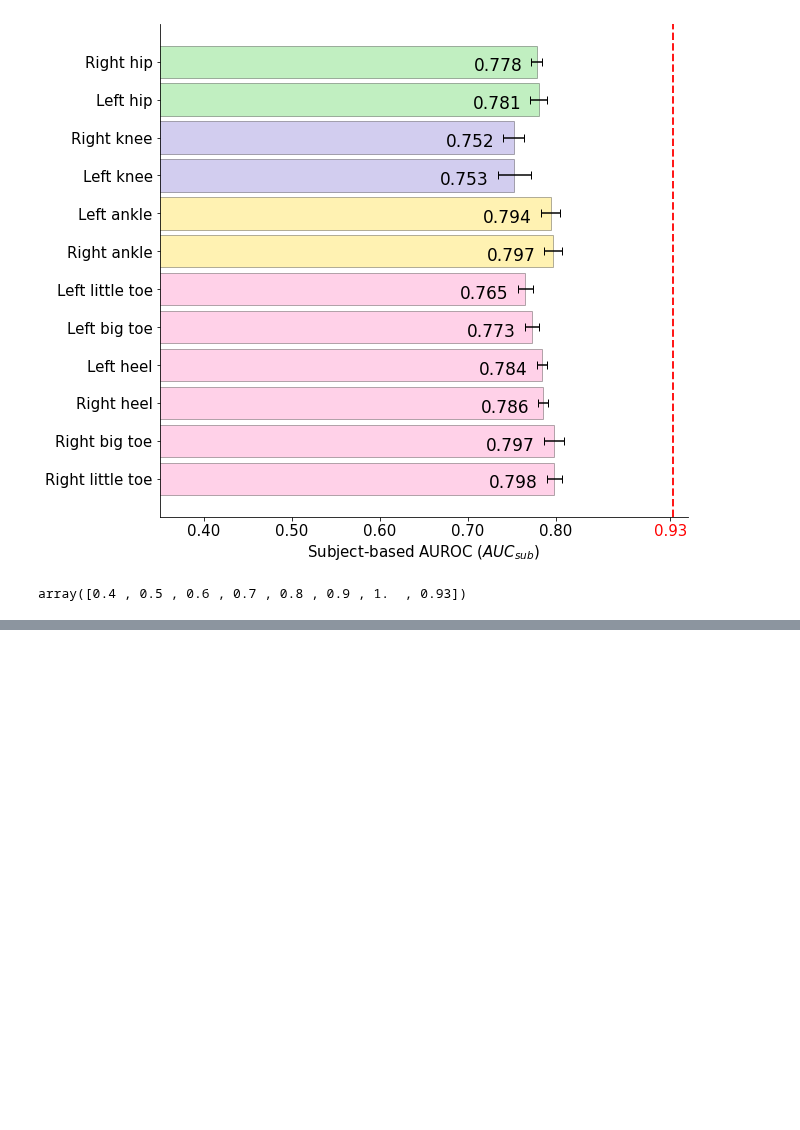
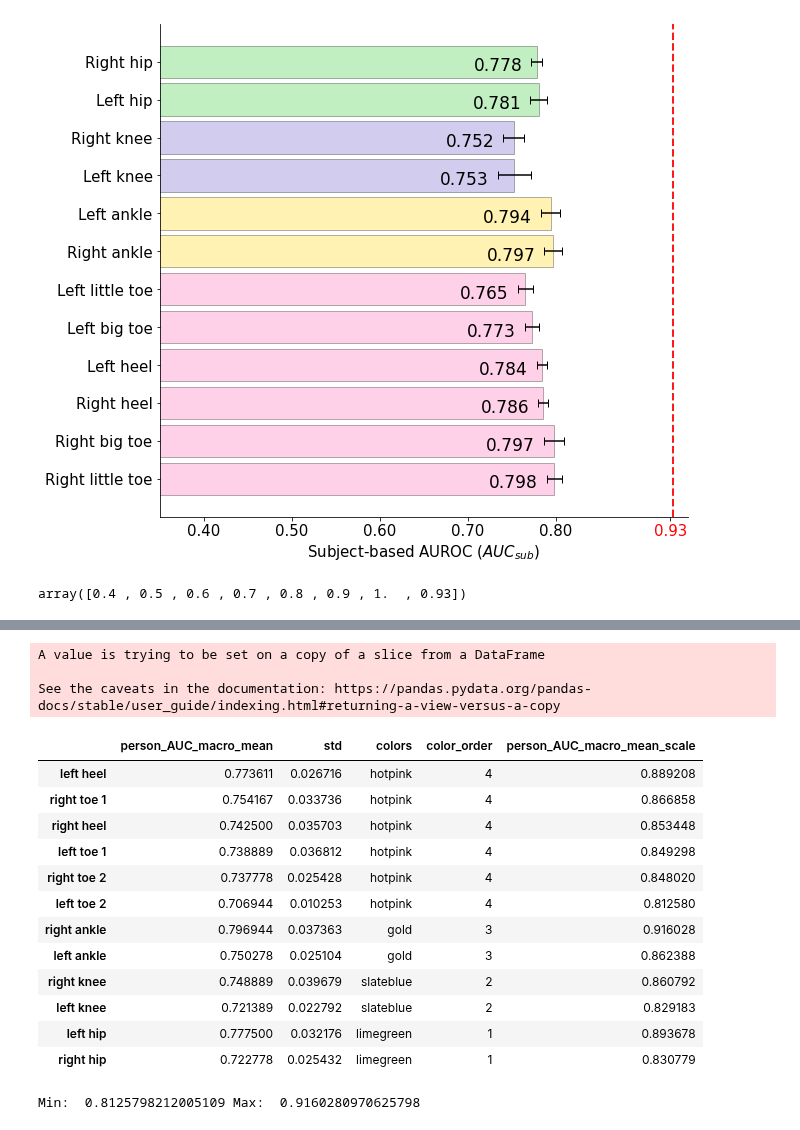
Before and after one commit to kaurrachneet6/Vision-Based-Gait-Analysis-Framework-for-Predicting-Multiple-Sclerosis, a Jupyter notebook: Discussion analysis/PermutationImportanceVizualizations.ipynb, the cells around one changed output, grey strips where cells are left out. Saved outputs shown, nothing was run; the diff lists cells and outputs as text; code cells hidden in the pictures; blank space fills up the shorter version.

```diff
--- a/Discussion analysis/PermutationImportanceVizualizations.ipynb
+++ b/Discussion analysis/PermutationImportanceVizualizations.ipynb
@@ -1033,0 +1081,27 @@ array([0.4 , 0.5 , 0.6 , 0.7 , 0.8 , 0.9 , 1.  , 0.93])
+# %%
+#W, WT, Cross
+#Choosing the metric of interest to show results for in task gen
+metric = "person_AUC_macro_mean"
+#Display name on the plots for the Task gen metric of interest
+metric_display_name = 'Subject-based AUROC (' + r'$AUC_{sub}$' + ')'
+# %%
+#W, WT, Cross
+#Adding different colors in FI plot for different feature types
+#Hip features - yellow, Knee- blue, Ankle - green, Feet (Left/right-side Big/little toes and heel) - red
+
+#Initial order for the features
+ordered_features = ['right hip', 'left hip', 'right knee', 'left knee', 'right ankle', 'left ankle', 'right toe 1', 'left toe 1', \
+                   'right toe 2', 'left toe 2', 'right heel', 'left heel']
+
+#Colors for each group (spatial/temporal/kinetic/spatiotemporal)
+colors = ['limegreen', 'limegreen']+ 2*['slateblue']+2*['gold'] + 6*['hotpink']
+
+#To make sure temporal-spatial-spatiotemporal-kinetic feature order is preserved (which is used in the paper)
+color_order = [1]*2 + 2*[2] + 2*[3] + 6*[4]
+
+#In permutation importance, we have mean and std of metrics from 20 runs, so we will have to
+#used std to denote the error in the mean from 20 runs
+ordered_features_mean = [i + '_mean' for i in ordered_features]
+ordered_features_std = [i + '_std' for i in ordered_features]
+
+color_dic = {ordered_features[i]:colors[i] for i in range(12)}
@@ -1033,0 +1149,13 @@ array([0.4 , 0.5 , 0.6 , 0.7 , 0.8 , 0.9 , 1.  , 0.93])
+# %%
+#W, WT, Cross
+#Display names for the features on the plot
+feature_display_names = ['Right hip', 'Left hip', 'Right knee', 'Left knee', 'Right ankle',
+                         'Left ankle', 'Right big toe', 'Left big toe', 'Right little toe', 'Left little toe',
+                           'Right heel', 'Left heel']
+
+feature_dic = {ordered_features[i]:feature_display_names[i] for i in range(12)}
+subWT_gen_pi_df[metric][subWT_gen_pi_df[metric]>0.77] = 0.770
+# %% [output]
+A value is trying to be set on a copy of a slice from a DataFrame
+
+See the caveats in the documentation: https://pandas.pydata.org/pandas-docs/stable/user_guide/indexing.html#returning-a-view-versus-a-copy
@@ -1033,0 +1174,18 @@ array([0.4 , 0.5 , 0.6 , 0.7 , 0.8 , 0.9 , 1.  , 0.93])
+# %%
+display(subW_gen_pi_df)
+print ('Min: ', subW_gen_pi_df[metric+'_scale'].min(), 'Max: ',subW_gen_pi_df[metric+'_scale'].max())
+# %% [output]
+|  | person_AUC_macro_mean | std | colors | color_order | person_AUC_macro_mean_scale |
+| left heel | 0.773611 | 0.026716 | hotpink | 4 | 0.889208 |
+| right toe 1 | 0.754167 | 0.033736 | hotpink | 4 | 0.866858 |
+| right heel | 0.742500 | 0.035703 | hotpink | 4 | 0.853448 |
+| left toe 1 | 0.738889 | 0.036812 | hotpink | 4 | 0.849298 |
+| right toe 2 | 0.737778 | 0.025428 | hotpink | 4 | 0.848020 |
+| left toe 2 | 0.706944 | 0.010253 | hotpink | 4 | 0.812580 |
+| right ankle | 0.796944 | 0.037363 | gold | 3 | 0.916028 |
+| left ankle | 0.750278 | 0.025104 | gold | 3 | 0.862388 |
+| right knee | 0.748889 | 0.039679 | slateblue | 2 | 0.860792 |
+| left knee | 0.721389 | 0.022792 | slateblue | 2 | 0.829183 |
+| left hip | 0.777500 | 0.032176 | limegreen | 1 | 0.893678 |
+| right hip | 0.722778 | 0.025432 | limegreen | 1 | 0.830779 |
+Min:  0.8125798212005109 Max:  0.9160280970625798
```
Also changed, not shown: parts of 12 cells of this notebook.
